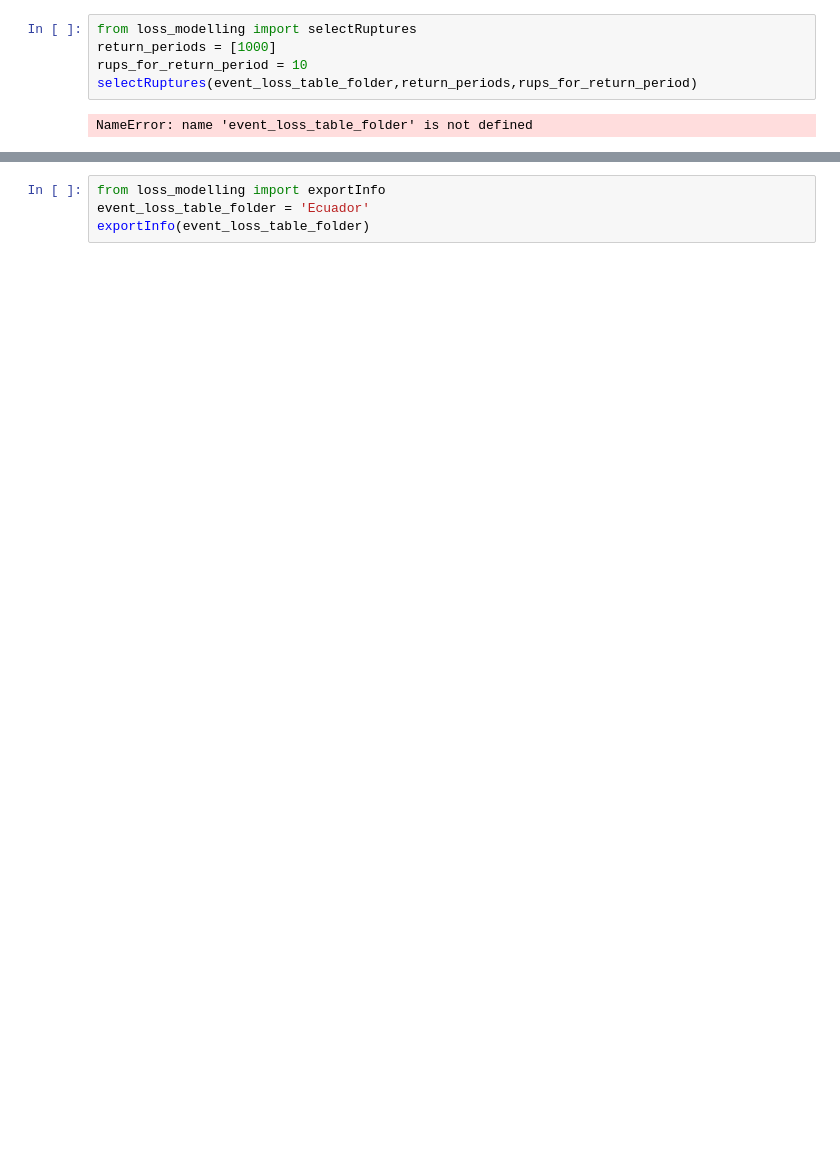
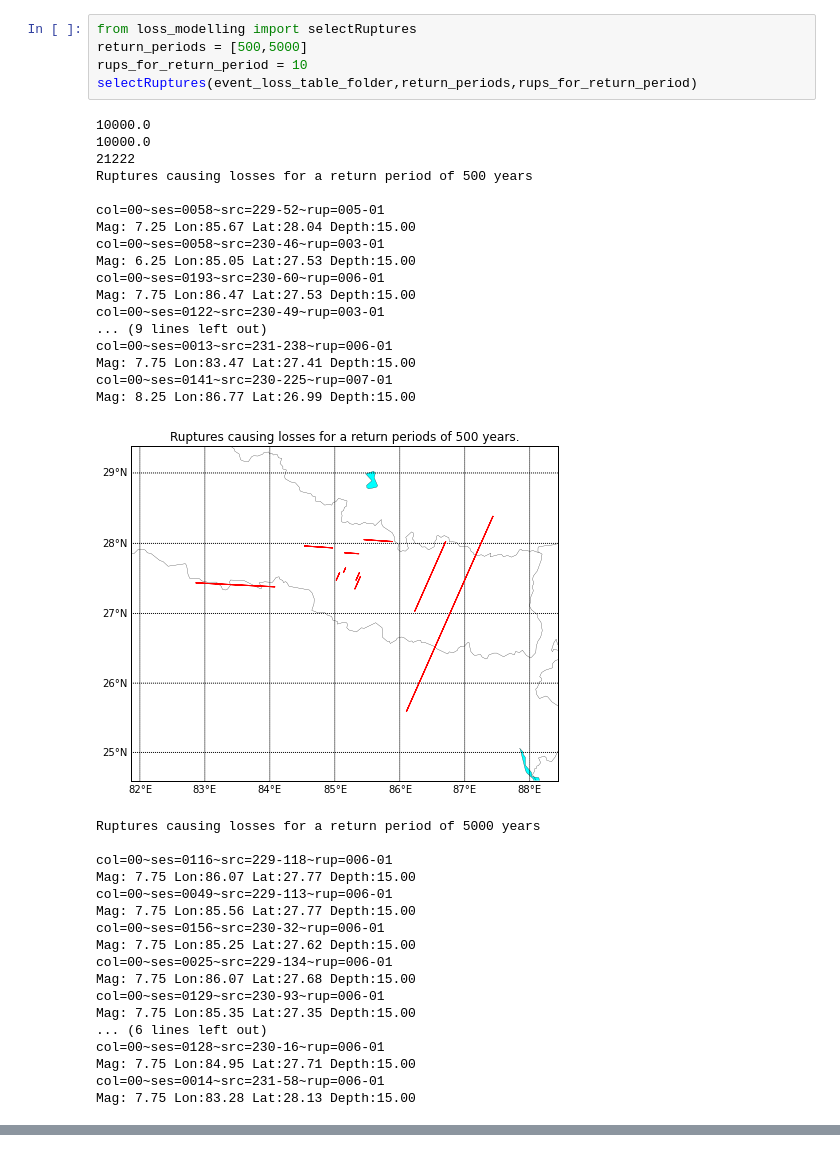
Before and after one commit to GEMScienceTools/rmtk, a Jupyter notebook: rmtk/risk/event_loss_tables/loss_modelling.ipynb, the cells around one changed output, grey strips where cells are left out. Drawn from its saved outputs; the diff is of its cells as text; blank space fills up the shorter version.

```diff
--- a/rmtk/risk/event_loss_tables/loss_modelling.ipynb
+++ b/rmtk/risk/event_loss_tables/loss_modelling.ipynb
@@ -21,7 +38,41 @@ OSError: [Errno 2] No such file or directory: 'California'
 # %%
 from loss_modelling import selectRuptures
-return_periods = [1000]
+return_periods = [500,5000]
 rups_for_return_period = 10
 selectRuptures(event_loss_table_folder,return_periods,rups_for_return_period)
 # %% [output]
-NameError: name 'event_loss_table_folder' is not defined
+10000.0
+10000.0
+21222
+Ruptures causing losses for a return period of 500 years
+
+col=00~ses=0058~src=229-52~rup=005-01
+Mag: 7.25 Lon:85.67 Lat:28.04 Depth:15.00
+col=00~ses=0058~src=230-46~rup=003-01
+Mag: 6.25 Lon:85.05 Lat:27.53 Depth:15.00
+col=00~ses=0193~src=230-60~rup=006-01
+Mag: 7.75 Lon:86.47 Lat:27.53 Depth:15.00
+col=00~ses=0122~src=230-49~rup=003-01
+... (9 lines left out)
+col=00~ses=0013~src=231-238~rup=006-01
+Mag: 7.75 Lon:83.47 Lat:27.41 Depth:15.00
+col=00~ses=0141~src=230-225~rup=007-01
+Mag: 8.25 Lon:86.77 Lat:26.99 Depth:15.00
+[figure, added]
+Ruptures causing losses for a return period of 5000 years
+
+col=00~ses=0116~src=229-118~rup=006-01
+Mag: 7.75 Lon:86.07 Lat:27.77 Depth:15.00
+col=00~ses=0049~src=229-113~rup=006-01
+Mag: 7.75 Lon:85.56 Lat:27.77 Depth:15.00
+col=00~ses=0156~src=230-32~rup=006-01
+Mag: 7.75 Lon:85.25 Lat:27.62 Depth:15.00
+col=00~ses=0025~src=229-134~rup=006-01
+Mag: 7.75 Lon:86.07 Lat:27.68 Depth:15.00
+col=00~ses=0129~src=230-93~rup=006-01
+Mag: 7.75 Lon:85.35 Lat:27.35 Depth:15.00
+... (6 lines left out)
+col=00~ses=0128~src=230-16~rup=006-01
+Mag: 7.75 Lon:84.95 Lat:27.71 Depth:15.00
+col=00~ses=0014~src=231-58~rup=006-01
+Mag: 7.75 Lon:83.28 Lat:28.13 Depth:15.00
@@ -28,4 +79,0 @@ NameError: name 'event_loss_table_folder' is not defined
-# %%
-from loss_modelling import exportInfo
-event_loss_table_folder = 'Ecuador'
-exportInfo(event_loss_table_folder)
```
Also changed, not shown: parts of 4 cells of this notebook, 5 other files.
